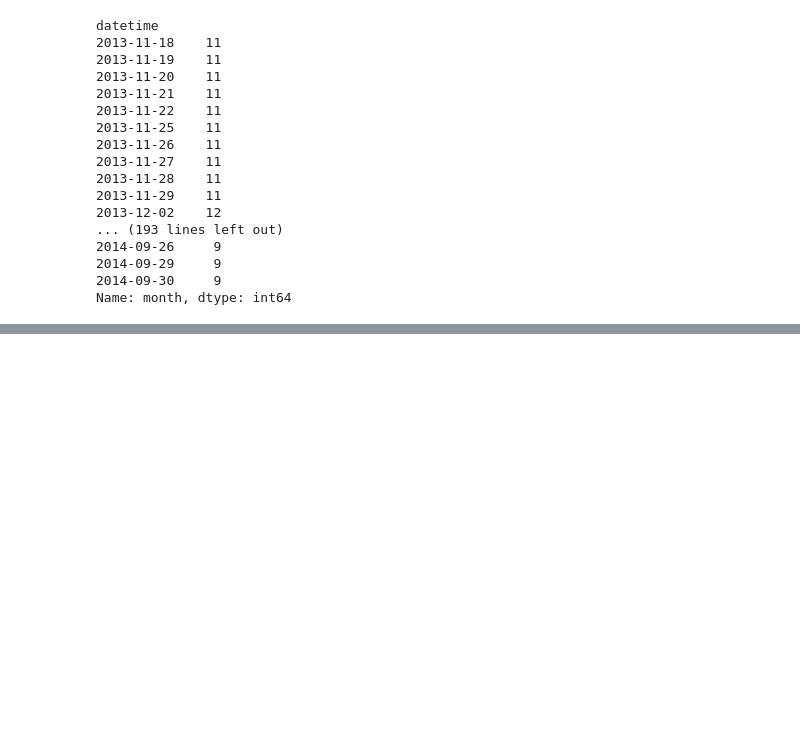
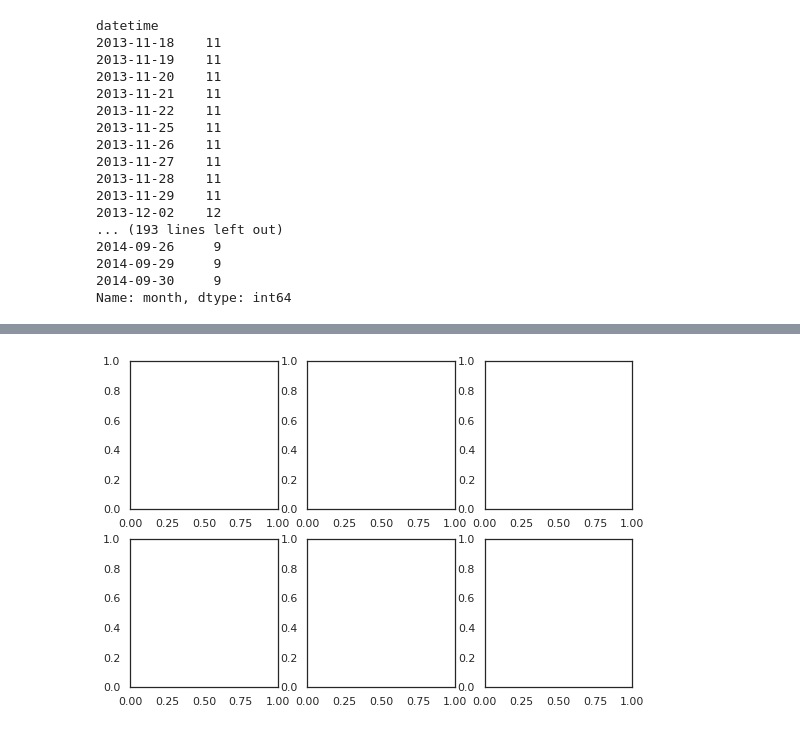
Before and after one commit to hiro106/signate-bento-sales-prediction, a Jupyter notebook: bento_demand_prediction_signate.ipynb, the cells around one changed output, grey strips where cells are left out. Cells and saved outputs as stored; diff of their text form; code cells hidden in the pictures; blank space fills up the shorter version.

```diff
--- a/bento_demand_prediction_signate.ipynb
+++ b/bento_demand_prediction_signate.ipynb
@@ -494,0 +507,4 @@ Name: month, dtype: int64
+# %%
+fig
+# %% [output]
+[figure, added]
```
Also changed, not shown: parts of 49 cells of this notebook.
